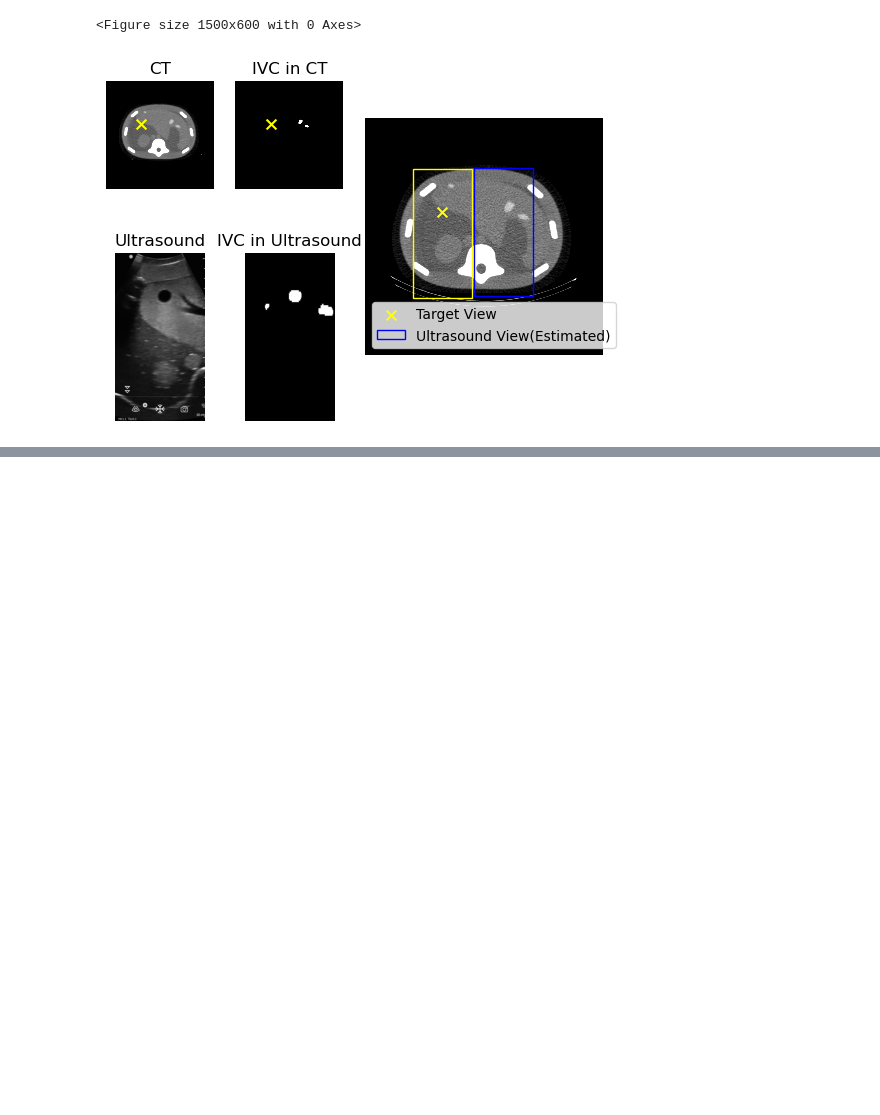
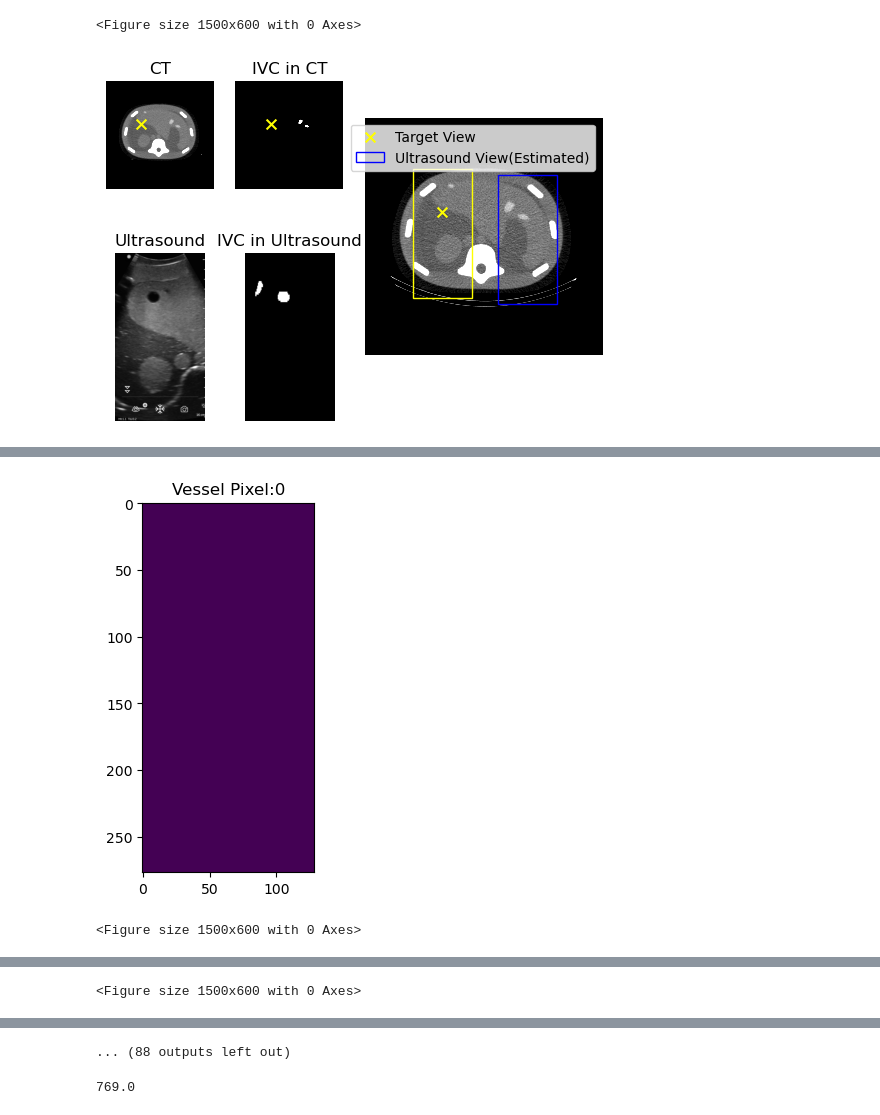
Before and after one commit to CoNG-harvard/robotic-ultrasound, a Jupyter notebook: notebooks/UltrasoundNavigation/local matching(algorithm).ipynb, the cells around one changed output, grey strips where cells are left out. Cells and saved outputs as stored; diff of their text form; code cells hidden in the pictures; blank space fills up the shorter version.

Commit message:
Add local matching mode in main.

```diff
--- a/notebooks/UltrasoundNavigation/local matching(algorithm).ipynb
+++ b/notebooks/UltrasoundNavigation/local matching(algorithm).ipynb
@@ -117,6 +117,25 @@ def upper_boundary(slice,l):
         return m[0,0]
     else:
         return np.inf
+
+def getTargetBox(ct,pix,w,h,t = None,binary_mask = False):
+    img = sitk.GetArrayViewFromImage(ct).astype(float)
+    img = np.swapaxes(img,0,2)
+    if not binary_mask:
+        img = np.array(img)
+        img += -np.min(img)
+        img /= np.max(img)
+    l,p,s = pix
+    slice = np.squeeze(img[:,:,s]).T
+    if t is None:
+        t = upper_boundary(slice,l)
+    target_box = slice[t:int(t+h),int(l-w/2):int(l+w/2)]
+    return target_box,l,t
+
+def getVesselBox(body_ct,vessel_ct,pix,w,h):
+    _,_,t= getTargetBox(body_ct,pix,w,h)
+    vessel_box,_,_ = getTargetBox(vessel_ct,pix,w,h,t=t,binary_mask=True)
+    return vessel_box
 # %%
 with open('us_observations.pkl','rb') as fp:
     data = pkl.load(fp)
@@ -143,7 +162,10 @@ vessel_model = load_bunny_model('../../scripts/USImageCV/model_weights/vessel_mo
 # %%
 from time import time
 # %%
+
 for i in range(len(frames)):
+
+# for i in [7]:
     loc = target_locs[i]
     frame = frames[i]
 
@@ -190,23 +212,25 @@ for i in range(len(frames)):
     vessel_us_slice.SetSpacing([xspacing,yspacing])
 
     t = time()
-    pos,am,box = local_match(vessel_ct_slice,vessel_us_slice)
-    print("Local match elapsed:",time()-t)
+    pos,am = global_match(vessel_ct_slice,vessel_us_slice)
+    print("Match elapsed:",time()-t)
 
 
     visualize_body(body_ct,pix,'Target View',vmin=0.6,vmax=0.8,ax=ax)
-    img = sitk.GetArrayViewFromImage(body_ct).astype(float)
-    img = np.swapaxes(img,0,2)
-    img = np.array(img)
-    img += -np.min(img)
-    img /= np.max(img)
-    l,p,s = pix
-    slice = np.squeeze(img[:,:,s]).T
-    t = upper_boundary(slice,l)
-    w,h = np.array(frame.T.shape[1:])*np.array([xspacing,yspacing])/np.array(vessel_ct.GetSpacing()[:2])
 
+    h,w = np.array(vessel_us_slice.GetSize())*np.array(vessel_us_slice.GetSpacing())/np.array(vessel_ct_slice.GetSpacing())
+
+    _,l,t = getTargetBox(body_ct,pix,w,h)
     draw_us_box(ax,l,t,w,h,c='yellow')
     draw_us_box(ax,pos[1]+w/2,pos[0],w,h,c='blue',label='Ultrasound View(Estimated)')
     ax.legend()
     plt.show()
+
+    vessel_box = getVesselBox(body_ct,vessel_ct,pix,w,h)
+    plt.imshow(vessel_box)
+    plt.title("Vessel Pixel:{}".format(np.sum(vessel_box).astype(int)))
+
+    vessel_ct_box = sitk.GetImageFromArray(vessel_box)
+    vessel_ct_box.SetSpacing(vessel_ct.GetSpacing()[:2])
+    pos,am = local_match(vessel_ct_box,vessel_us_slice)
 # %% [output]
@@ -214,2 +238,2 @@ Local match elapsed: 0.232283353805542
 <Figure size 1500x600 with 0 Axes>
-[figure, old version]
+[figure, new version]
@@ -216,0 +241,2 @@ Error:
+[figure, added]
+<Figure size 1500x600 with 0 Axes>
@@ -216,0 +246 @@ Error:
+<Figure size 1500x600 with 0 Axes>
@@ -216,0 +249,5 @@ Error:
+... (88 outputs left out)
+# %%
+np.sum(vessel_box)
+# %% [output]
+769.0
```
Also changed, not shown: parts of 5 cells of this notebook, 2 other files.
